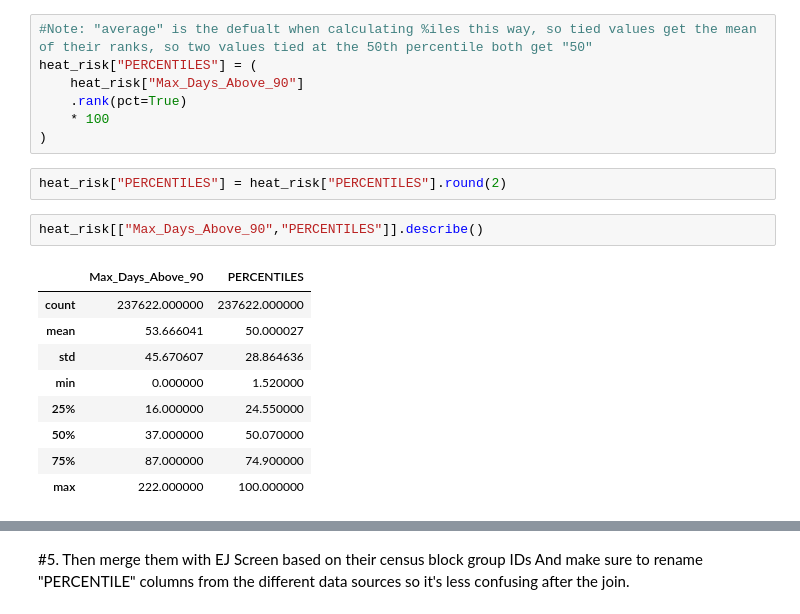
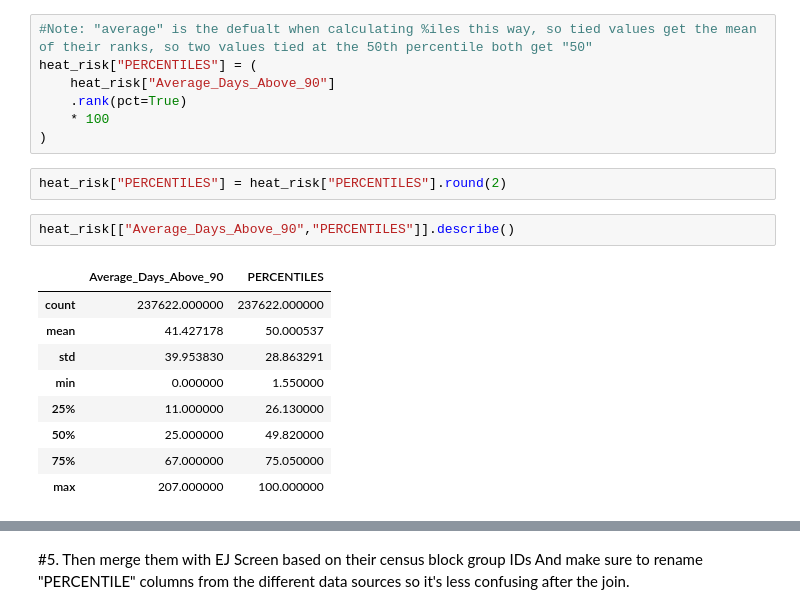
Before and after one commit to edgi-govdata-archiving/GHG-CDP, a Jupyter notebook: EJSCREEN_Climate_Data_Merge.ipynb, the cells around one changed output, grey strips where cells are left out. Saved outputs shown, nothing was run; the diff lists cells and outputs as text.

```diff
--- a/EJSCREEN_Climate_Data_Merge.ipynb
+++ b/EJSCREEN_Climate_Data_Merge.ipynb
@@ -105,21 +91,21 @@ We'll calculate national percentiles for extreme heat based on the maximum numbe
 # %%
 #Note: "average" is the defualt when calculating %iles this way, so tied values get the mean of their ranks, so two values tied at the 50th percentile both get "50"
 heat_risk["PERCENTILES"] = (
-    heat_risk["Max_Days_Above_90"]
+    heat_risk["Average_Days_Above_90"]
     .rank(pct=True)
     * 100
 )
 # %%
 heat_risk["PERCENTILES"] = heat_risk["PERCENTILES"].round(2)
 # %%
-heat_risk[["Max_Days_Above_90","PERCENTILES"]].describe()
+heat_risk[["Average_Days_Above_90","PERCENTILES"]].describe()
 # %% [output]
-|  | Max_Days_Above_90 | PERCENTILES |
+|  | Average_Days_Above_90 | PERCENTILES |
 | count | 237622.000000 | 237622.000000 |
-| mean | 53.666041 | 50.000027 |
-| std | 45.670607 | 28.864636 |
-| min | 0.000000 | 1.520000 |
-| 25% | 16.000000 | 24.550000 |
-| 50% | 37.000000 | 50.070000 |
-| 75% | 87.000000 | 74.900000 |
-| max | 222.000000 | 100.000000 |
+| mean | 41.427178 | 50.000537 |
+| std | 39.953830 | 28.863291 |
+| min | 0.000000 | 1.550000 |
+| 25% | 11.000000 | 26.130000 |
+| 50% | 25.000000 | 49.820000 |
+| 75% | 67.000000 | 75.050000 |
+| max | 207.000000 | 100.000000 |
```
Also changed, not shown: parts of 12 cells of this notebook.
